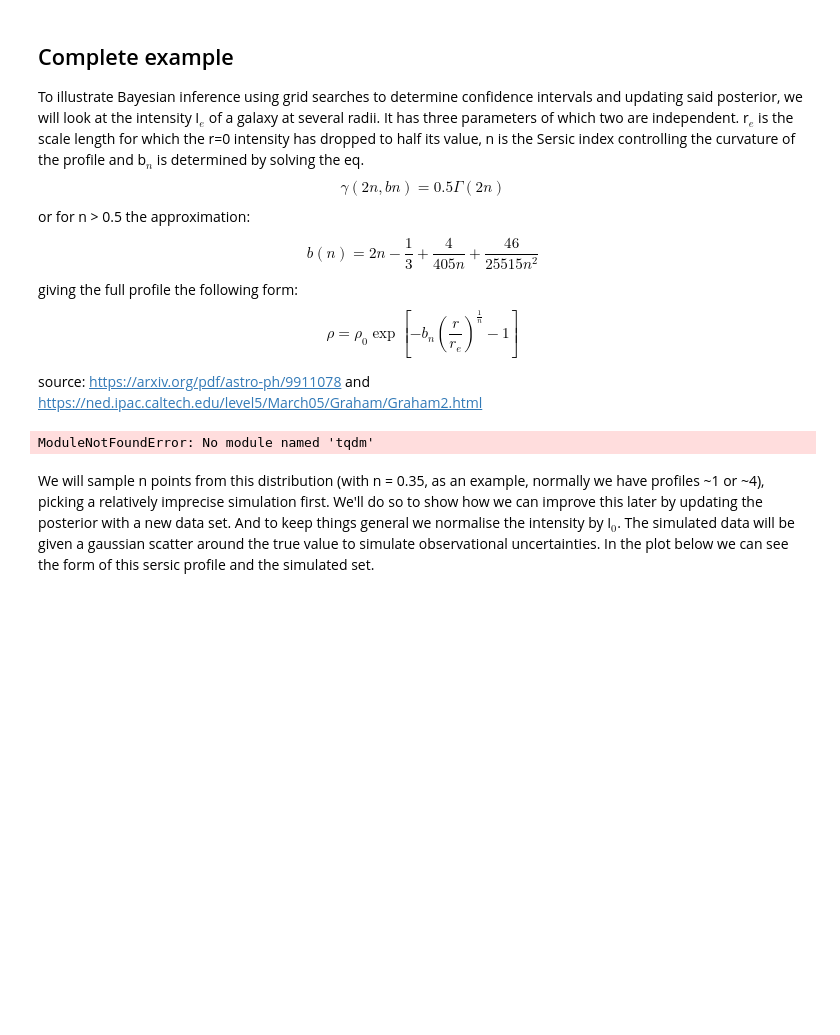
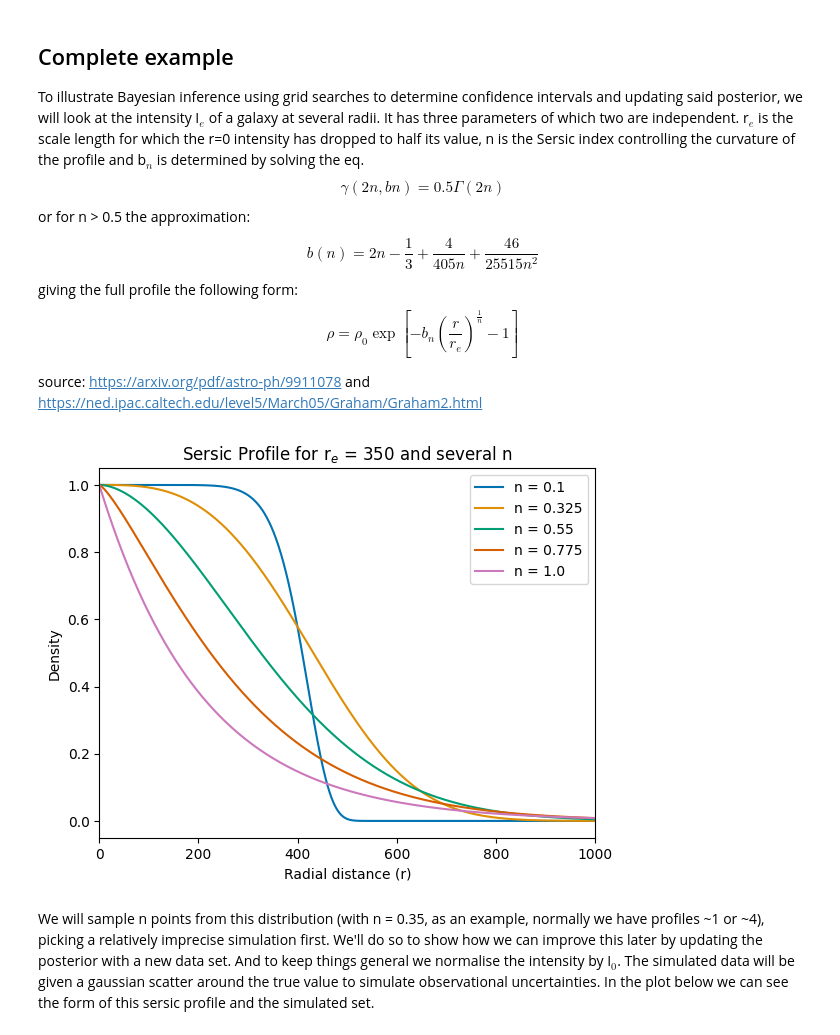
Before and after one commit to t-kist/Bayesian-Statistics-for-Astrophysics-2024, a Jupyter notebook: bayes24/lecture_notes/group4/Chapter4.ipynb, the cells around one changed output. Cells and saved outputs as stored; diff of their text form; code cells hidden in the pictures; blank space fills up the shorter version.

```diff
--- a/bayes24/lecture_notes/group4/Chapter4.ipynb
+++ b/bayes24/lecture_notes/group4/Chapter4.ipynb
@@ -257,35 +257,35 @@ import matplotlib.pyplot as plt
 # -------------------- Step 1: Simulate SNR density distribution --------------------
 np.random.seed(12169237)
 
 def sersic_profile(r, r_e, n):
     """Compute the Sérsic profile"""
     b_n = 2 * n - 1/3 +4/(405*n) + 46/(25515*n**2) # Approximation for b_n
     rho = np.exp(-b_n * ((r / r_e)**(1/n) - 1))
     return rho / np.max(rho)
 
 
 R_max  = 1e3
 r_range = np.linspace(0,R_max,10000)
 
 # True parameters
 n = np.linspace(0.1,1, 5)
 r_e = 350
 
 plt.figure()
-plt.title("Sersic Profile for R_e = 350 and several n")
+plt.title("Sersic Profile for r$_e$ = 350 and several n")
 colors =  ['#0173b2', '#de8f05', '#029e73', '#d55e00', '#cc78bc', '#ca9161', '#fbafe4', '#949494', '#ece133', '#56b4e9']
 for i in range(len(n)):
     plt.plot(r_range, sersic_profile(r_range, r_e, n[i]), label=f"n = {n[i]}", c=colors[i])
 
 plt.xlim(0,R_max)
 
 plt.xlabel("Radial distance (r)")
 plt.ylabel("Density")
 plt.legend()
 
 plt.show()
 # %% [output]
-ModuleNotFoundError: No module named 'tqdm'
+[figure, added]
 # %% [markdown]
 We will sample n points from this distribution (with n = 0.35, as an example, normally we have profiles ~1 or ~4), picking a relatively imprecise simulation first. We'll do so to show how we can improve this later by updating the posterior with a new data set. And to keep things general we normalise the intensity by I$_0$. The simulated data will be given a gaussian scatter around the true value to simulate observational uncertainties. In the plot below we can see the form of this sersic profile and the simulated set.
 # %%
```
Also changed, not shown: parts of 8 cells of this notebook.
